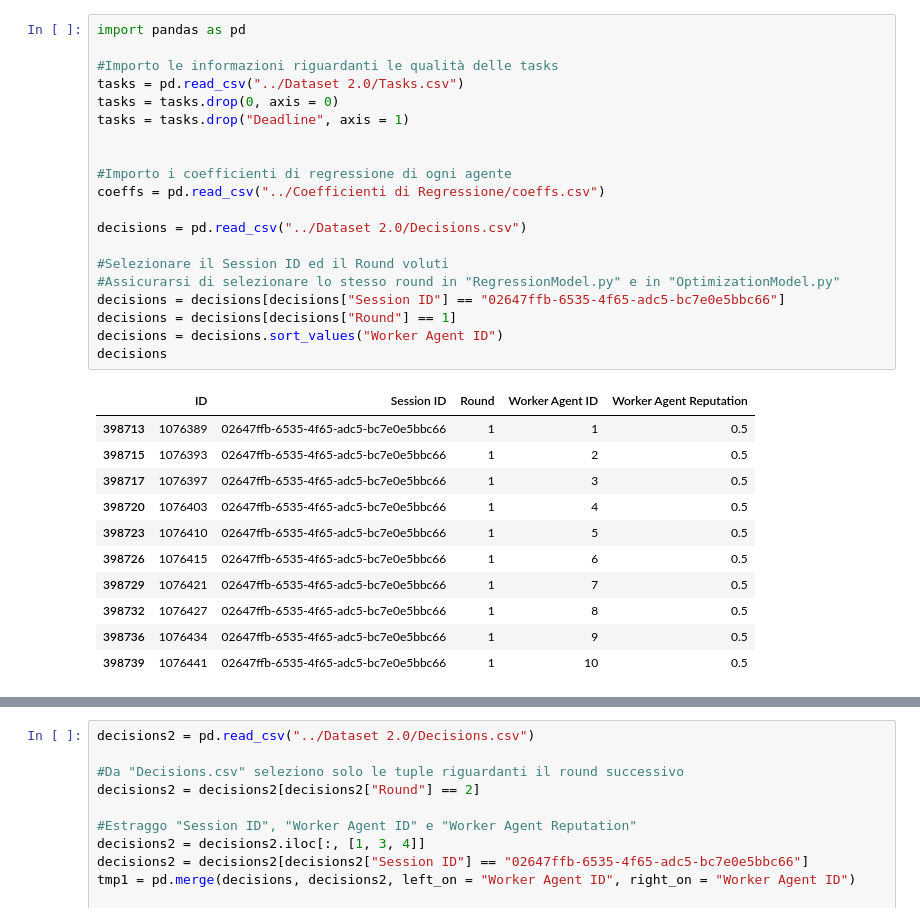
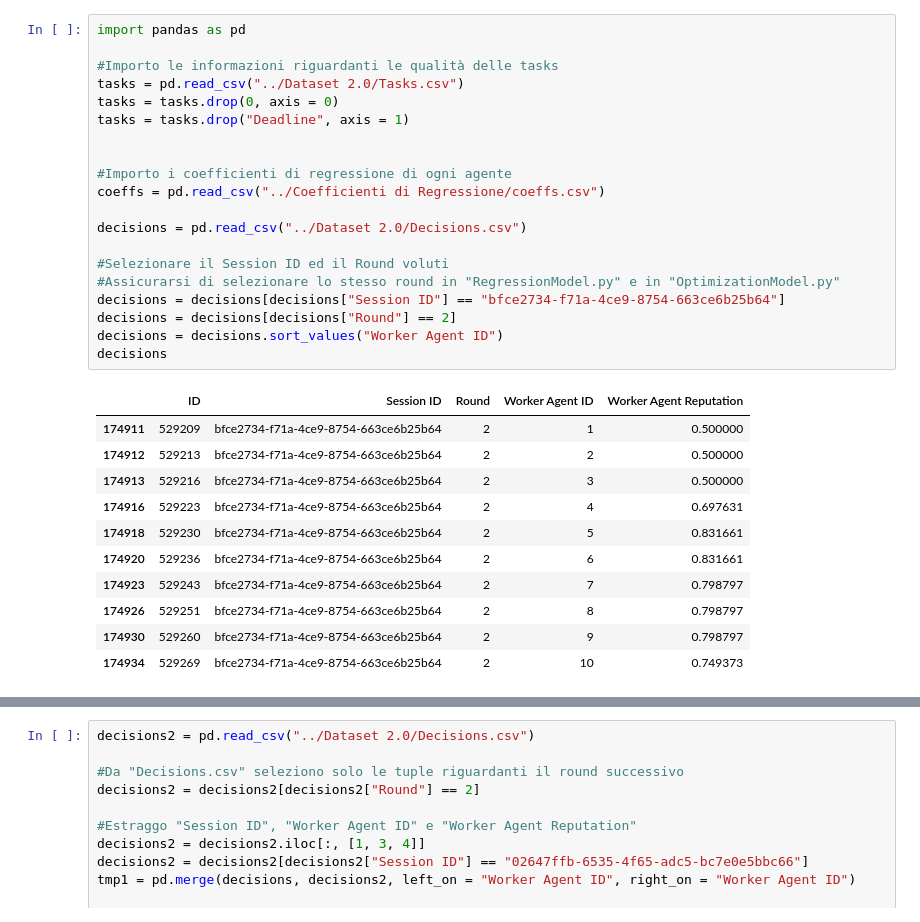
Before and after one commit to EliaTogni/Modelli-di-Ottimizzazione-e-Machine-Learning-per-l-allocazione-di-task-in-contesti-di-Worker-Agent, a Jupyter notebook: Modelli di Ottimizzazione/OptimizationModel.ipynb, the cells around one changed output, grey strips where cells are left out. Cells and saved outputs as stored; diff of their text form.

```diff
--- a/Modelli di Ottimizzazione/OptimizationModel.ipynb
+++ b/Modelli di Ottimizzazione/OptimizationModel.ipynb
@@ -1,35 +1,35 @@
 # %%
 import pandas as pd
 
 #Importo le informazioni riguardanti le qualità delle tasks
 tasks = pd.read_csv("../Dataset 2.0/Tasks.csv")
 tasks = tasks.drop(0, axis = 0)
 tasks = tasks.drop("Deadline", axis = 1)
 
 
 #Importo i coefficienti di regressione di ogni agente
 coeffs = pd.read_csv("../Coefficienti di Regressione/coeffs.csv")
 
 decisions = pd.read_csv("../Dataset 2.0/Decisions.csv")
 
 #Selezionare il Session ID ed il Round voluti
 #Assicurarsi di selezionare lo stesso round in "RegressionModel.py" e in "OptimizationModel.py"
-decisions = decisions[decisions["Session ID"] == "02647ffb-6535-4f65-adc5-bc7e0e5bbc66"]
-decisions = decisions[decisions["Round"] == 1]
+decisions = decisions[decisions["Session ID"] == "bfce2734-f71a-4ce9-8754-663ce6b25b64"]
+decisions = decisions[decisions["Round"] == 2]
 decisions = decisions.sort_values("Worker Agent ID")
 decisions
 # %% [output]
 |  | ID | Session ID | Round | Worker Agent ID | Worker Agent Reputation |
-| 398713 | 1076389 | 02647ffb-6535-4f65-adc5-bc7e0e5bbc66 | 1 | 1 | 0.5 |
-| 398715 | 1076393 | 02647ffb-6535-4f65-adc5-bc7e0e5bbc66 | 1 | 2 | 0.5 |
-| 398717 | 1076397 | 02647ffb-6535-4f65-adc5-bc7e0e5bbc66 | 1 | 3 | 0.5 |
-| 398720 | 1076403 | 02647ffb-6535-4f65-adc5-bc7e0e5bbc66 | 1 | 4 | 0.5 |
-| 398723 | 1076410 | 02647ffb-6535-4f65-adc5-bc7e0e5bbc66 | 1 | 5 | 0.5 |
-| 398726 | 1076415 | 02647ffb-6535-4f65-adc5-bc7e0e5bbc66 | 1 | 6 | 0.5 |
-| 398729 | 1076421 | 02647ffb-6535-4f65-adc5-bc7e0e5bbc66 | 1 | 7 | 0.5 |
-| 398732 | 1076427 | 02647ffb-6535-4f65-adc5-bc7e0e5bbc66 | 1 | 8 | 0.5 |
-| 398736 | 1076434 | 02647ffb-6535-4f65-adc5-bc7e0e5bbc66 | 1 | 9 | 0.5 |
-| 398739 | 1076441 | 02647ffb-6535-4f65-adc5-bc7e0e5bbc66 | 1 | 10 | 0.5 |
+| 174911 | 529209 | bfce2734-f71a-4ce9-8754-663ce6b25b64 | 2 | 1 | 0.500000 |
+| 174912 | 529213 | bfce2734-f71a-4ce9-8754-663ce6b25b64 | 2 | 2 | 0.500000 |
+| 174913 | 529216 | bfce2734-f71a-4ce9-8754-663ce6b25b64 | 2 | 3 | 0.500000 |
+| 174916 | 529223 | bfce2734-f71a-4ce9-8754-663ce6b25b64 | 2 | 4 | 0.697631 |
+| 174918 | 529230 | bfce2734-f71a-4ce9-8754-663ce6b25b64 | 2 | 5 | 0.831661 |
+| 174920 | 529236 | bfce2734-f71a-4ce9-8754-663ce6b25b64 | 2 | 6 | 0.831661 |
+| 174923 | 529243 | bfce2734-f71a-4ce9-8754-663ce6b25b64 | 2 | 7 | 0.798797 |
+| 174926 | 529251 | bfce2734-f71a-4ce9-8754-663ce6b25b64 | 2 | 8 | 0.798797 |
+| 174930 | 529260 | bfce2734-f71a-4ce9-8754-663ce6b25b64 | 2 | 9 | 0.798797 |
+| 174934 | 529269 | bfce2734-f71a-4ce9-8754-663ce6b25b64 | 2 | 10 | 0.749373 |
 # %%
 from mip import *
 
```
Also changed, not shown: parts of 2 cells of this notebook, 4 other files.
